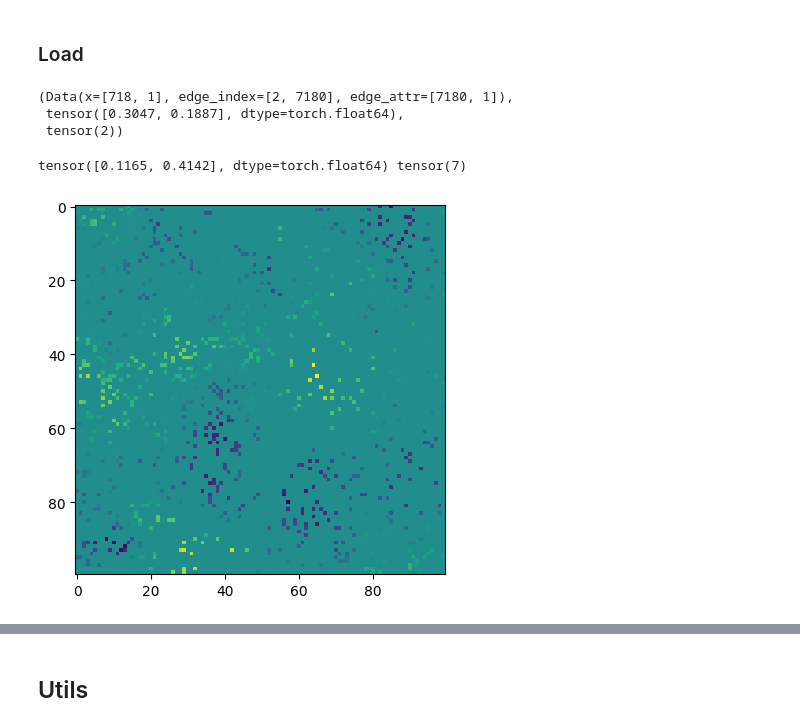
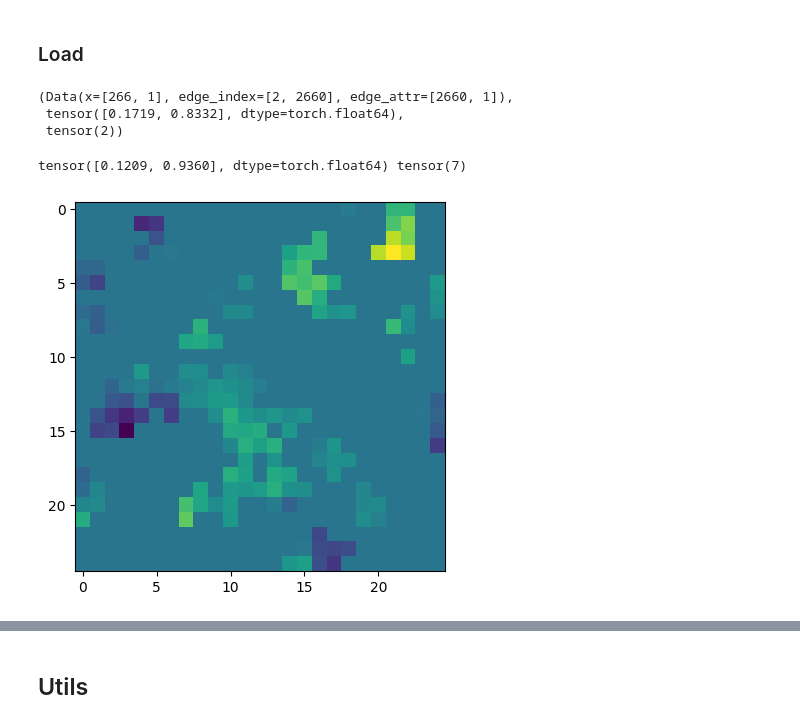
Before and after one commit to DarenXL/Neural_ST_inference, a Jupyter notebook: Code GNN/Amortized_Methods_Geostatistics.ipynb, the cells around one changed output, grey strips where cells are left out. Drawn from its saved outputs; the diff is of its cells as text; code cells hidden in the pictures.

```diff
--- a/Code GNN/Amortized_Methods_Geostatistics.ipynb
+++ b/Code GNN/Amortized_Methods_Geostatistics.ipynb
@@ -41,6 +41,13 @@ gdoc.setNoScroll()
 [interactive output not drawn]
 # %%
 device = torch.device("cuda:1" if torch.cuda.is_available() else "cpu")
+# %%
+file = "data/data1000_smaller"
+
+os.makedirs(file, exist_ok=True)
+os.makedirs(file+"/samples", exist_ok=True)
+os.makedirs(file+"/graphs", exist_ok=True)
+os.makedirs(file+"/grids", exist_ok=True)
 # %% [markdown]
 ## Simulation
 # %% [markdown]
@@ -340,11 +365,4 @@ print(dataset_grid[7][1], dataset_grid[7][2])
 # %% [markdown]
 ## Save and Load
-# %%
-file = "data/data2000"
-
-os.makedirs(file, exist_ok=True)
-os.makedirs(file+"/samples", exist_ok=True)
-os.makedirs(file+"/graphs", exist_ok=True)
-os.makedirs(file+"/grids", exist_ok=True)
 # %% [markdown]
 ### Save
@@ -379,25 +401,27 @@ for i in range(len(sampling_test)):
 # %%
 class GraphDataset(Dataset):
-    def __init__(self, theta, deepset):
+    def __init__(self, theta, deepset, name="train"):
         self.theta = theta
         self.deepset = deepset
+        self.name = name
 
     def __len__(self):
         return len(self.theta)
 
     def __getitem__(self, idx):
-        data = torch.load(file+"/graphs/train_graph"+str(idx)+".pt", weights_only=False)
+        data = torch.load(file+"/graphs/"+self.name+"_graph"+str(idx)+".pt", weights_only=False)
         return (data, self.theta[idx], self.deepset[idx])
 
 class GridDataset(Dataset):
-    def __init__(self, theta, deepset):
+    def __init__(self, theta, deepset, name="train"):
         self.theta = theta
         self.deepset = deepset
+        self.name = name
 
     def __len__(self):
         return len(self.theta)
 
     def __getitem__(self, idx):
-        data = torch.load(file+"/grids/train_grid"+str(idx)+".pt")
+        data = torch.load(file+"/grids/"+self.name+"_grid"+str(idx)+".pt")
         return (data, self.theta[idx], self.deepset[idx])
 # %%
@@ -417,11 +439,11 @@ nm_test = len(test_theta)
 m_test = len(test_deepset.unique())
 n_test = nm_test // m_test
 # %%
-dataset_graph = GraphDataset(train_theta[:200], train_deepset[:200])
-dataset_graph_test = GraphDataset(test_theta, test_deepset)
+dataset_graph = GraphDataset(train_theta, train_deepset)
+dataset_graph_test = GraphDataset(test_theta, test_deepset, "test")
 
-dataset_grid = GridDataset(train_theta[:200], train_deepset[:200])
-dataset_grid_test = GridDataset(test_theta, test_deepset)
+dataset_grid = GridDataset(train_theta, train_deepset)
+dataset_grid_test = GridDataset(test_theta, test_deepset, "test")
 
 
 loader_graph = DataLoader(dataset_graph, batch_size, shuffle=True)
@@ -434,15 +456,15 @@ sampling_test = [(gl.Db.createFromNF(file+"/samples/test_sample"+str(i)), test_t
 # %%
 dataset_graph[2]
 # %% [output]
-(Data(x=[718, 1], edge_index=[2, 7180], edge_attr=[7180, 1]),
- tensor([0.3047, 0.1887], dtype=torch.float64),
+(Data(x=[266, 1], edge_index=[2, 2660], edge_attr=[2660, 1]),
+ tensor([0.1719, 0.8332], dtype=torch.float64),
  tensor(2))
 # %%
-plt.imshow(dataset_grid[7][0][0])
+plt.imshow(dataset_grid[9][0][0])
 print(dataset_grid[7][1], dataset_grid[7][2])
 # %% [output]
-tensor([0.1165, 0.4142], dtype=torch.float64) tensor(7)
+tensor([0.1209, 0.9360], dtype=torch.float64) tensor(7)
-[figure, old version]
+[figure, new version]
 # %%
 print(sampling_test[1][0])
 # %% [output]
```
Also changed, not shown: parts of 69 cells of this notebook.
